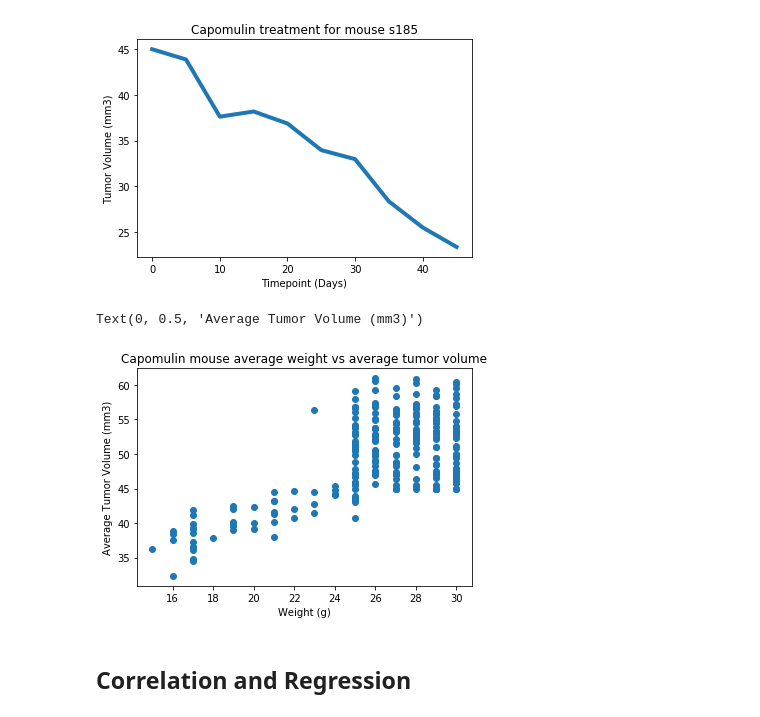
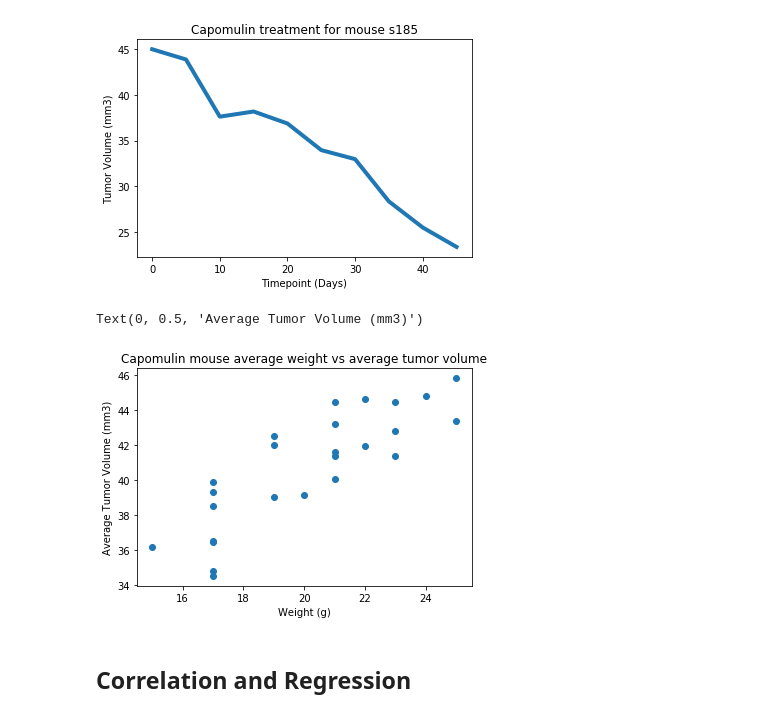
Before and after one commit to Aschaefer152/matplotlib-challenge, a Jupyter notebook: Pymaceuticals/pymaceuticals_starter.ipynb, the cells around one changed output. Cells and saved outputs as stored; diff of their text form; code cells hidden in the pictures.

```diff
--- a/Pymaceuticals/pymaceuticals_starter.ipynb
+++ b/Pymaceuticals/pymaceuticals_starter.ipynb
@@ -329,21 +471,27 @@ plt.ylabel('Tumor Volume (mm3)')
 Text(0, 0.5, 'Tumor Volume (mm3)')
 [figure]
 # %%
+#DUPLICATE Below
+
+
 # Generate a scatter plot of mouse weight versus average tumor volume for the Capomulin regimen
 #filter data by Mouse Id mean
-capomulin_average_lbs=clean_data.groupby(['Mouse ID'])['Weight (g)'].mean()
-capomulin_average_volume=clean_data.groupby(['Mouse ID'])['Tumor Volume (mm3)'].mean()
+#remove line if error
+cap_drug= clean_data.loc[clean_data['Drug Regimen']== "Capomulin", :]
+
+capomulin_average_lbs=cap_drug.groupby(['Mouse ID'])['Weight (g)'].mean()
+capomulin_average_volume=cap_drug.groupby(['Mouse ID'])['Tumor Volume (mm3)'].mean()
 
 #create the scatter plot
 plt.scatter(capomulin_average_lbs, capomulin_average_volume)
 
 #create labels
 plt.title('Capomulin mouse average weight vs average tumor volume')
 plt.xlabel('Weight (g)')
 plt.ylabel('Average Tumor Volume (mm3)')
 # %% [output]
 Text(0, 0.5, 'Average Tumor Volume (mm3)')
-[figure, old version]
+[figure, new version]
 # %% [markdown]
 ## Correlation and Regression
 # %%
```
Also changed, not shown: parts of 12 cells of this notebook.
